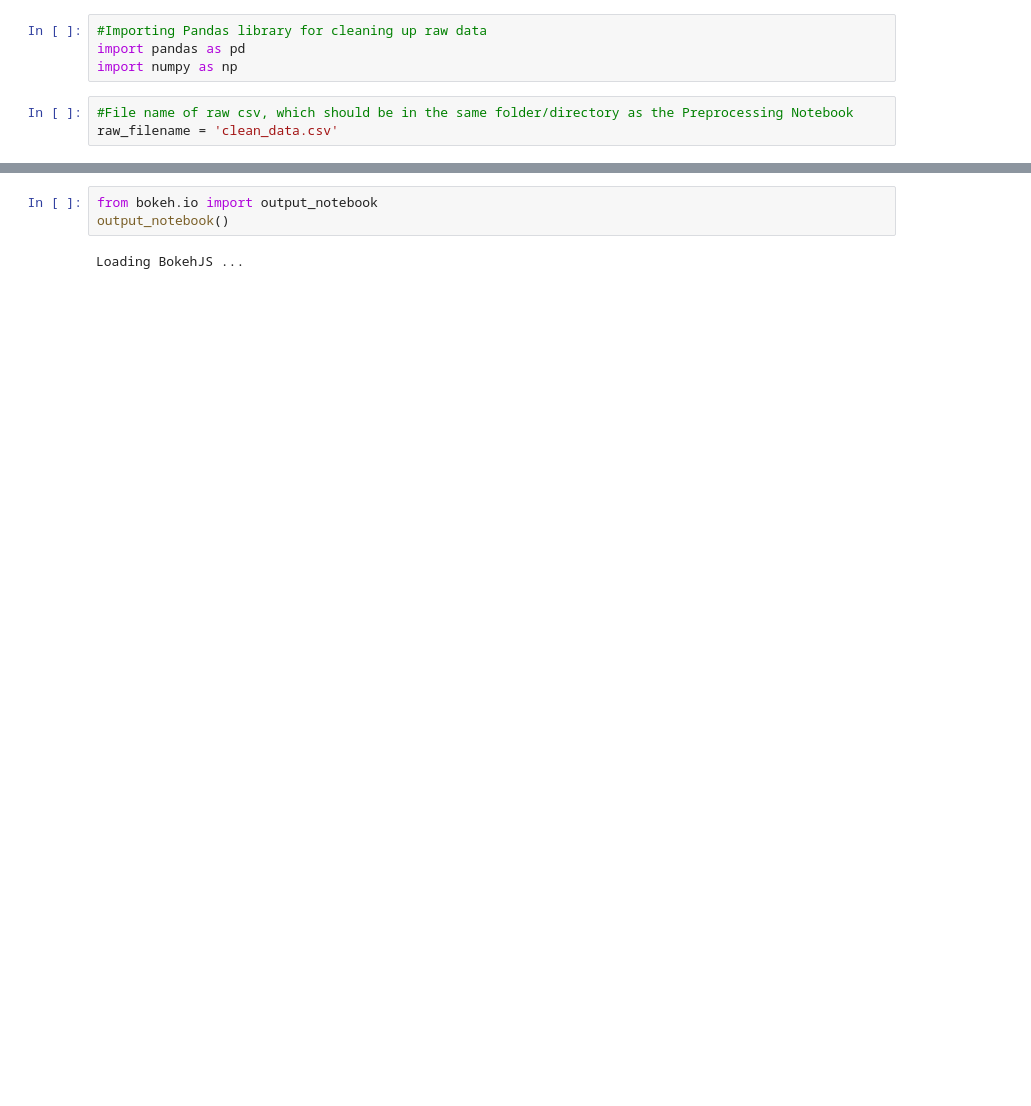
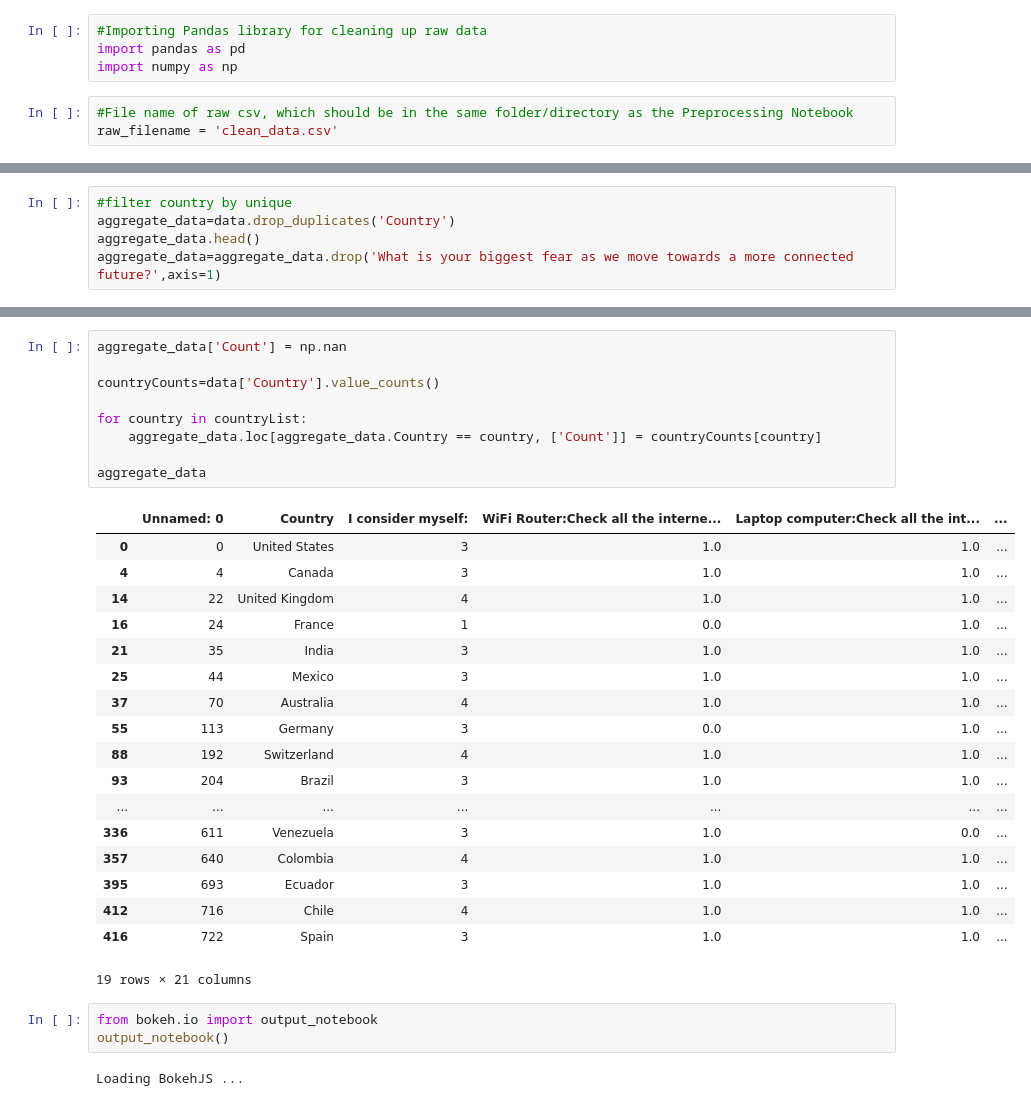
Before and after one commit to INFO-4602-5602/project-3-mozilla-project-3-team-6, a Jupyter notebook: JustinChin/JChin_Mozilla_Graphs.ipynb, the cells around one changed output, grey strips where cells are left out. Cells and saved outputs as stored; diff of their text form; blank space fills up the shorter version.

```diff
--- a/JustinChin/JChin_Mozilla_Graphs.ipynb
+++ b/JustinChin/JChin_Mozilla_Graphs.ipynb
@@ -18,0 +19,5 @@ data.head()
+# %%
+#filter country by unique
+aggregate_data=data.drop_duplicates('Country')
+aggregate_data.head()
+aggregate_data=aggregate_data.drop('What is your biggest fear as we move towards a more connected future?',axis=1)
@@ -19,3 +32,31 @@ data.head()
+# %%
+aggregate_data['Count'] = np.nan
+
+countryCounts=data['Country'].value_counts()
+
+for country in countryList:
+    aggregate_data.loc[aggregate_data.Country == country, ['Count']] = countryCounts[country]
+
+aggregate_data
+# %% [output]
+|  | Unnamed: 0 | Country | I consider myself: | WiFi Router:Check all the interne... | Laptop computer:Check all the int... | ... |
+| 0 | 0 | United States | 3 | 1.0 | 1.0 | ... |
+| 4 | 4 | Canada | 3 | 1.0 | 1.0 | ... |
+| 14 | 22 | United Kingdom | 4 | 1.0 | 1.0 | ... |
+| 16 | 24 | France | 1 | 0.0 | 1.0 | ... |
+| 21 | 35 | India | 3 | 1.0 | 1.0 | ... |
+| 25 | 44 | Mexico | 3 | 1.0 | 1.0 | ... |
+| 37 | 70 | Australia | 4 | 1.0 | 1.0 | ... |
+| 55 | 113 | Germany | 3 | 0.0 | 1.0 | ... |
+| 88 | 192 | Switzerland | 4 | 1.0 | 1.0 | ... |
+| 93 | 204 | Brazil | 3 | 1.0 | 1.0 | ... |
+| ... | ... | ... | ... | ... | ... | ... |
+| 336 | 611 | Venezuela | 3 | 1.0 | 0.0 | ... |
+| 357 | 640 | Colombia | 4 | 1.0 | 1.0 | ... |
+| 395 | 693 | Ecuador | 3 | 1.0 | 1.0 | ... |
+| 412 | 716 | Chile | 4 | 1.0 | 1.0 | ... |
+| 416 | 722 | Spain | 3 | 1.0 | 1.0 | ... |
+19 rows × 21 columns
 # %%
 from bokeh.io import output_notebook
 output_notebook()
```
Also changed, not shown: parts of 9 cells of this notebook.
